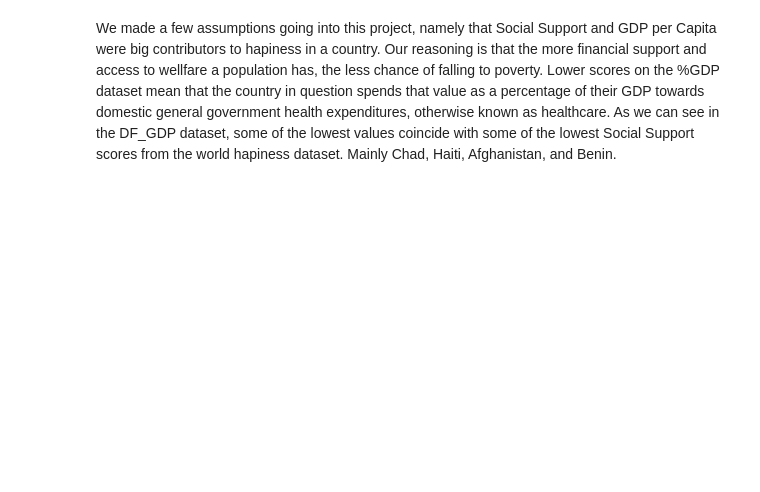
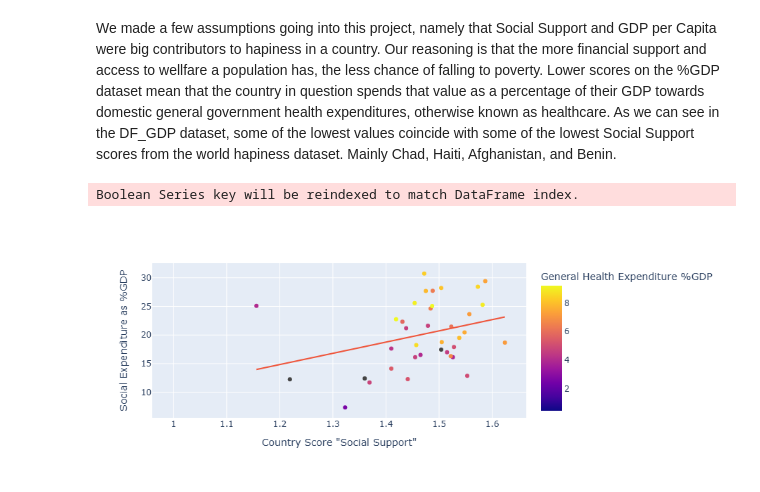
Before and after one commit to OliverChild13/Final_project, a Jupyter notebook: Social_security.ipynb, the cells around one changed output. Drawn from its saved outputs; the diff is of its cells as text; code cells hidden in the pictures; blank space fills up the shorter version.

```diff
--- a/Social_security.ipynb
+++ b/Social_security.ipynb
@@ -83,9 +85,32 @@ DF_GDP.sort_values(2019, ascending=False).tail(15)
 # %% [markdown]
 We made a few assumptions going into this project, namely that Social Support and GDP per Capita were big contributors to hapiness in a country. Our reasoning is that the more financial support and access to wellfare a population has, the less chance of falling to poverty. Lower scores on the %GDP dataset mean that the country in question spends that value as a percentage of their GDP towards domestic general government health expenditures, otherwise known as healthcare. As we can see in the DF_GDP dataset, some of the lowest values coincide with some of the lowest Social Support scores from the world hapiness dataset. Mainly Chad, Haiti, Afghanistan, and Benin.
+# %%
+DF_temp = pd.merge(DF, DF_SS[mask],
+                  left_on='Country or region',
+                  right_on='Entity',
+                  how="left")
+
+# Then merge the result with DF_GDP[m]
+DF_new = pd.merge(DF_temp, DF_GDP[m],
+                 left_on='Country or region',  # Adjust this column name if needed
+                 right_on='Country Name',
+                 how="left")
+# %% [output]
+Boolean Series key will be reindexed to match DataFrame index.
 # %%
-# DF_scatter = pd.DataFrame()
-# DF_scatter['GDP']=(DF_GDP[2019])
-# DF_scatter['SS']=DF['Social support']
-# DF_scatter['name']=DF['Country or region']
-# DF_scatter['ss']=DF_SS[mask]['Public social expenditure as a share of GDP']
-# px.scatter(DF_scatter,x='name',y='ss',color='SS')
+
+DF_new1 = DF_new.sort_values(by=2019)
+mask1 = DF_new1['Social support'] >= 1
+fig = px.scatter(DF_new1[mask1],
+                 x='Social support',
+                 y='Public social expenditure as a share of GDP',
+                 color=2019,
+                 hover_data='Country or region',
+                trendline='ols')
+fig.update_layout(
+    xaxis_title='Country Score "Social Support"',
+    yaxis_title='Social Expenditure as %GDP',
+    coloraxis_colorbar_title_text='General Health Expenditure %GDP')
+fig.show()
+# %% [output]
+[figure, added]
```
Also changed, not shown: parts of 7 cells of this notebook.
